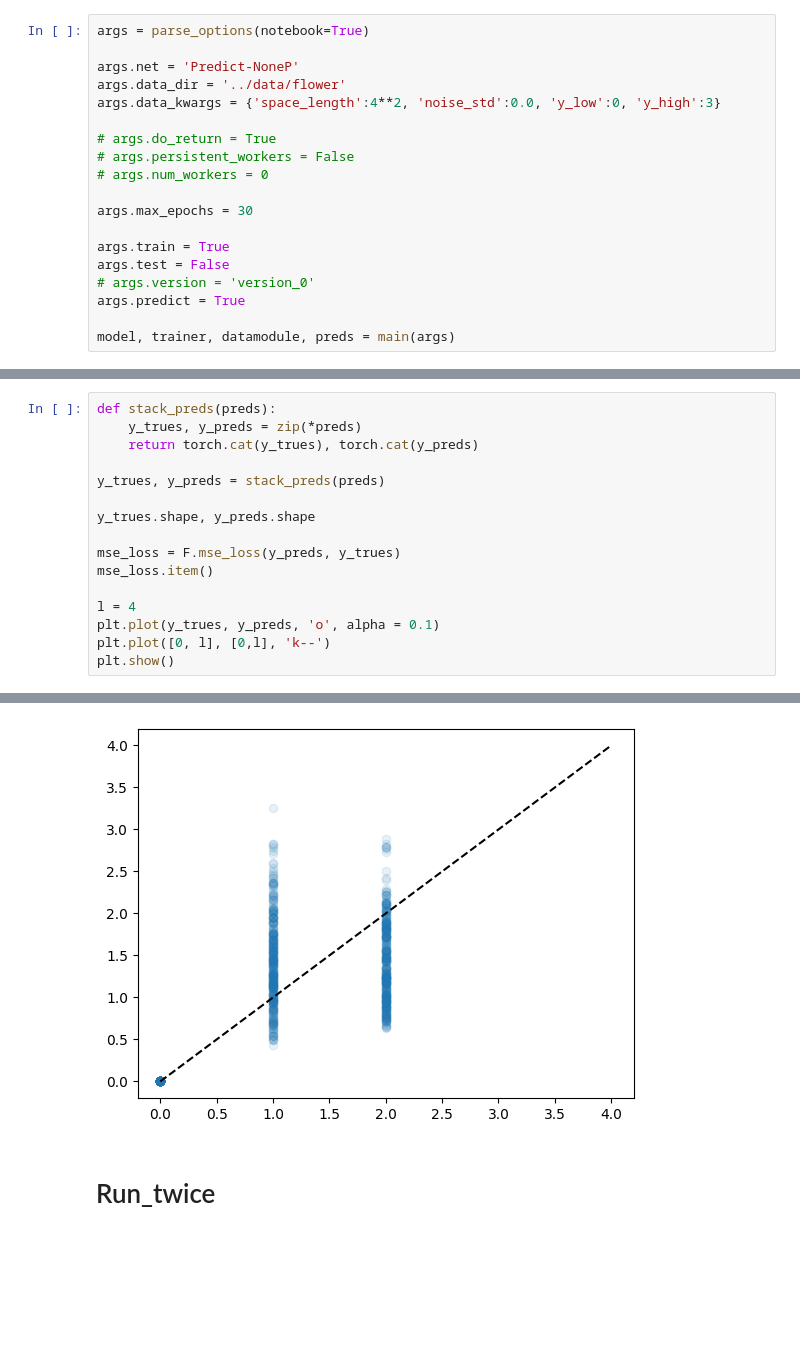
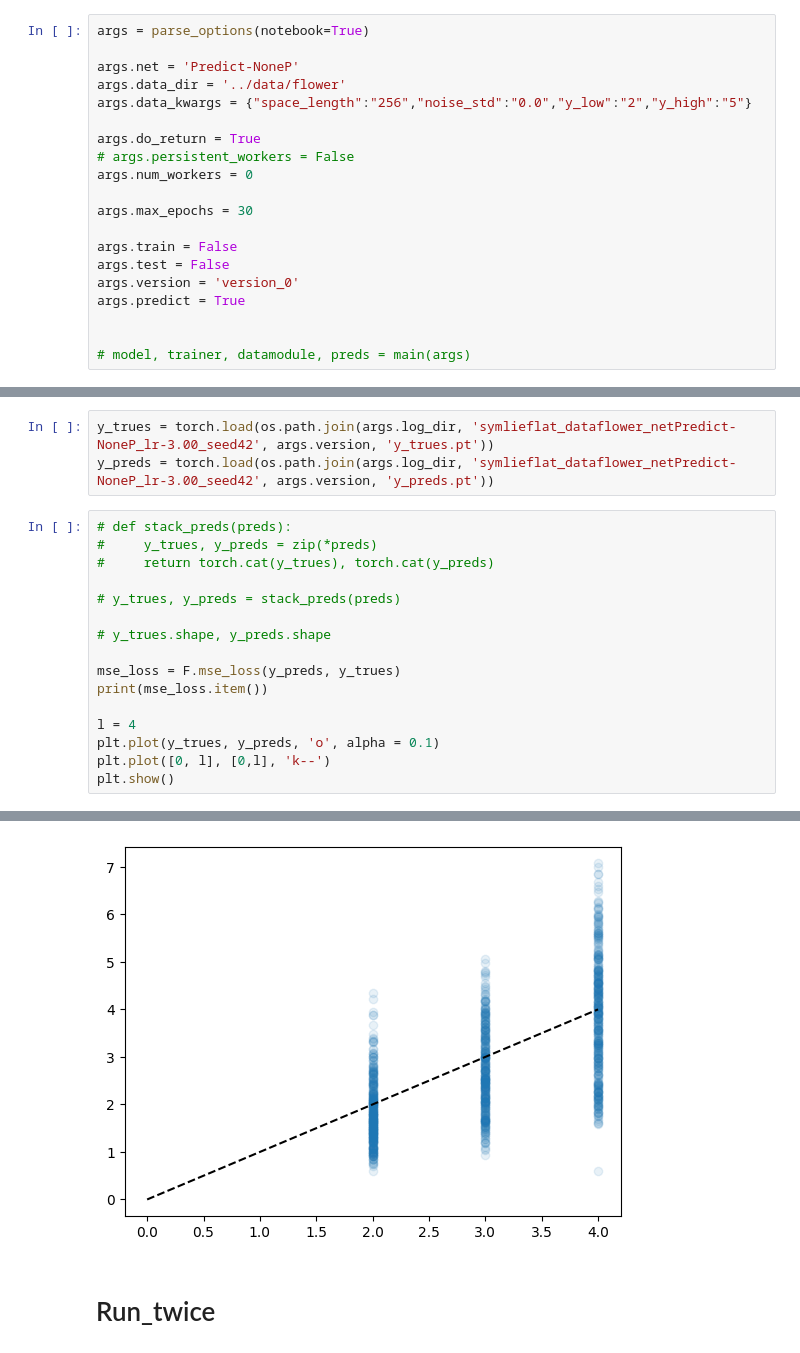
Before and after one commit to elidub/SymPDE, a Jupyter notebook: notebooks_symlie/run_2d.ipynb, the cells around one changed output, grey strips where cells are left out. Saved outputs shown, nothing was run; the diff lists cells and outputs as text; blank space fills up the shorter version.

Commit message:
training flower

```diff
--- a/notebooks_symlie/run_2d.ipynb
+++ b/notebooks_symlie/run_2d.ipynb
@@ -26,17 +23,18 @@ args = parse_options(notebook=True)
 
 args.net = 'Predict-NoneP'
 args.data_dir = '../data/flower'
-args.data_kwargs = {'space_length':4**2, 'noise_std':0.0, 'y_low':0, 'y_high':3}
+args.data_kwargs = {"space_length":"256","noise_std":"0.0","y_low":"2","y_high":"5"}
 
-# args.do_return = True
+args.do_return = True
 # args.persistent_workers = False
-# args.num_workers = 0
+args.num_workers = 0
 
 args.max_epochs = 30
 
-args.train = True
+args.train = False
 args.test = False
-# args.version = 'version_0'
+args.version = 'version_0'
 args.predict = True
 
-model, trainer, datamodule, preds = main(args)
+
+# model, trainer, datamodule, preds = main(args)
@@ -51,14 +41,17 @@ model(batch)
+# %%
+y_trues = torch.load(os.path.join(args.log_dir, 'symlieflat_dataflower_netPredict-NoneP_lr-3.00_seed42', args.version, 'y_trues.pt'))
+y_preds = torch.load(os.path.join(args.log_dir, 'symlieflat_dataflower_netPredict-NoneP_lr-3.00_seed42', args.version, 'y_preds.pt'))
 # %%
-def stack_preds(preds):
-    y_trues, y_preds = zip(*preds)
-    return torch.cat(y_trues), torch.cat(y_preds)
+# def stack_preds(preds):
+#     y_trues, y_preds = zip(*preds)
+#     return torch.cat(y_trues), torch.cat(y_preds)
 
-y_trues, y_preds = stack_preds(preds)
+# y_trues, y_preds = stack_preds(preds)
 
-y_trues.shape, y_preds.shape
+# y_trues.shape, y_preds.shape
 
 mse_loss = F.mse_loss(y_preds, y_trues)
-mse_loss.item()
+print(mse_loss.item())
 
 l = 4
 plt.plot(y_trues, y_preds, 'o', alpha = 0.1)
@@ -68,4 +62,4 @@ plt.show()
-[figure, old version]
+[figure, new version]
 # %% [markdown]
 # Run_twice
 # %%
```
Also changed, not shown: parts of 15 cells of this notebook, 9 other files.
